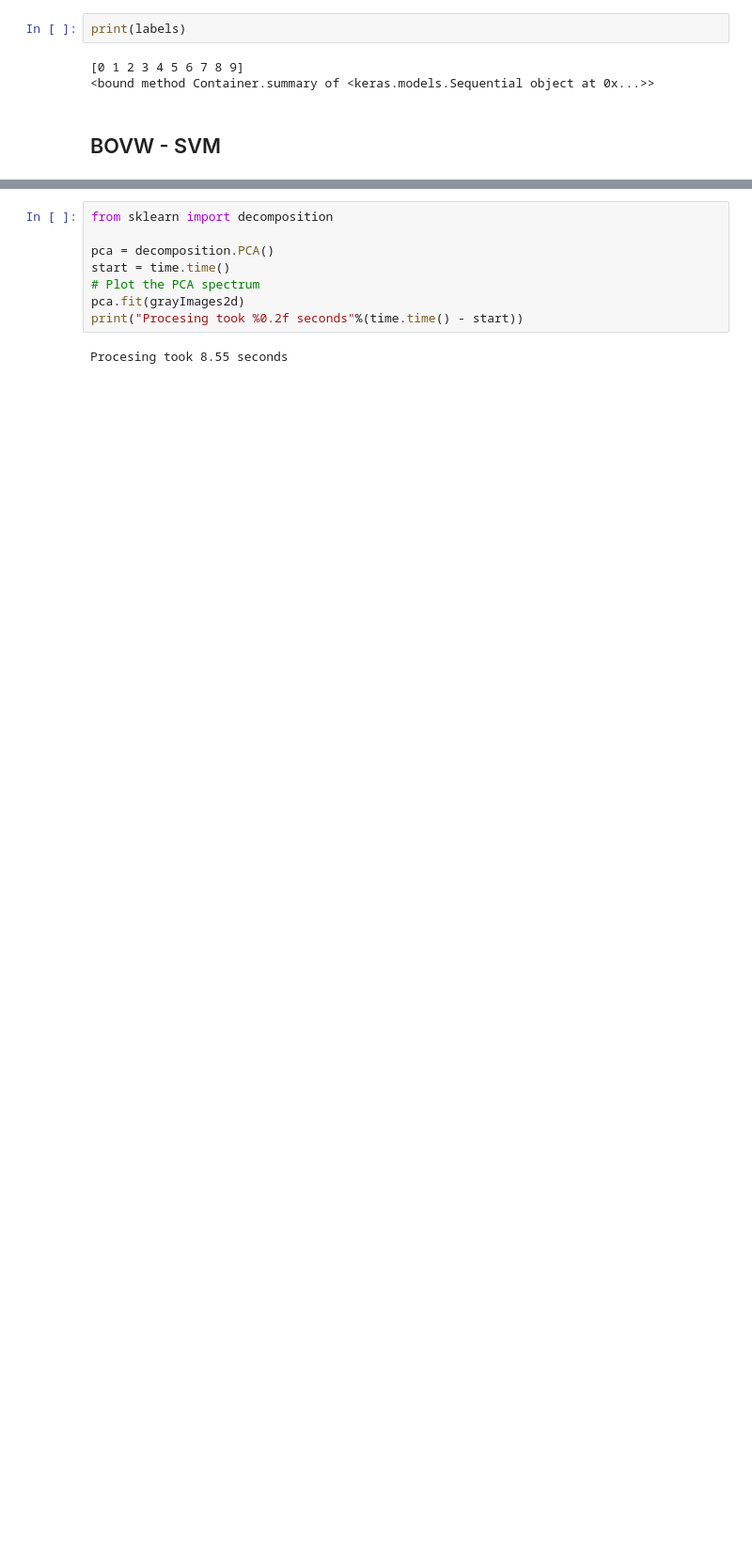
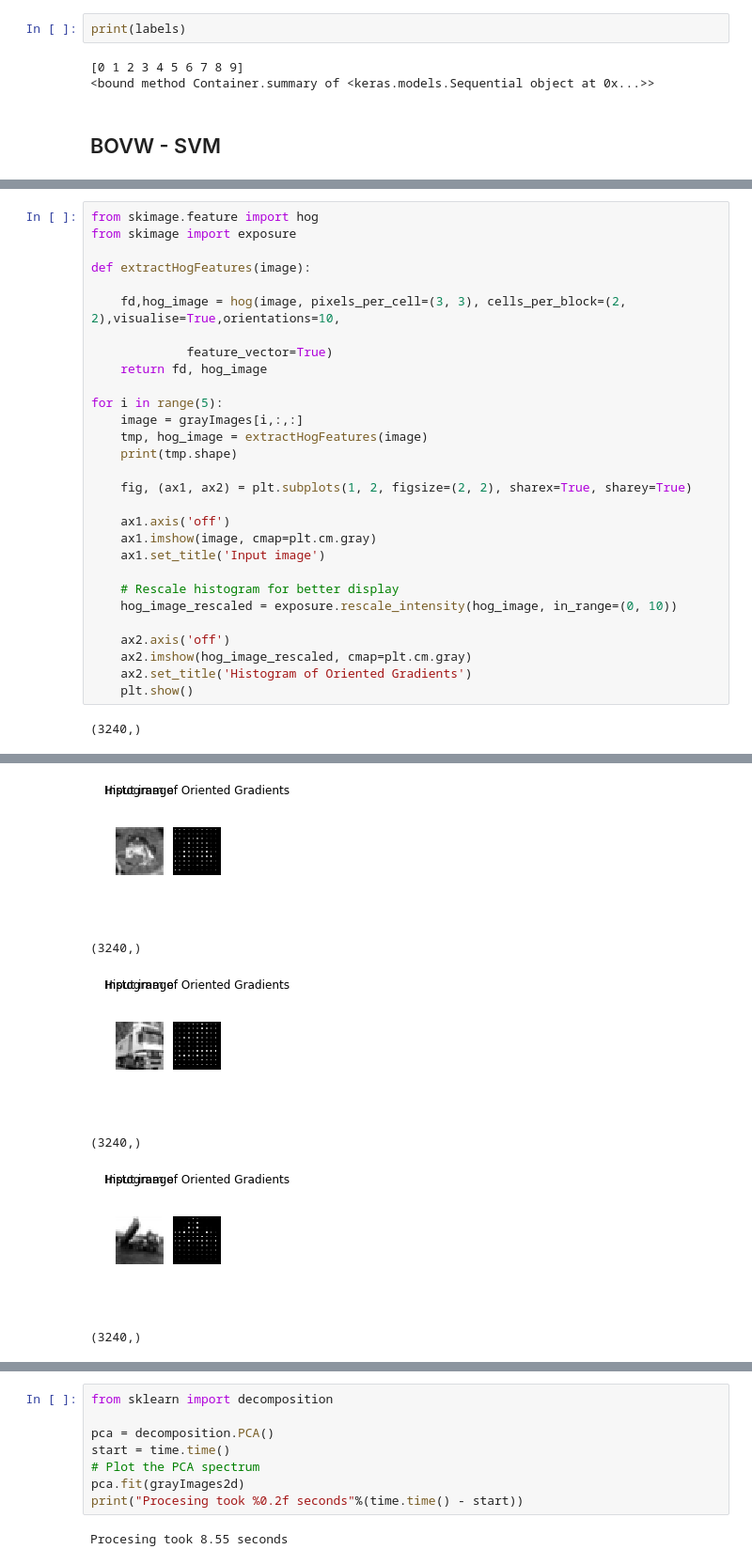
Before and after one commit to nagibshah/CIFAR-10-ImageClassifier, a Jupyter notebook: Cifar10-ImageClassifier.ipynb, the cells around one changed output, grey strips where cells are left out. Shown: that part at 94% size. Saved outputs shown, nothing was run; the diff lists cells and outputs as text; blank space fills up the shorter version.

```diff
--- a/Cifar10-ImageClassifier.ipynb
+++ b/Cifar10-ImageClassifier.ipynb
@@ -875,0 +808,31 @@ NameError: name 'EvaluateModel' is not defined
+# %%
+from skimage.feature import hog
+from skimage import exposure
+
+def extractHogFeatures(image):
+
+    fd,hog_image = hog(image, pixels_per_cell=(3, 3), cells_per_block=(2, 2),visualise=True,orientations=10,
+
+             feature_vector=True)
+    return fd, hog_image
+
+for i in range(5):
+    image = grayImages[i,:,:]
+    tmp, hog_image = extractHogFeatures(image)
+    print(tmp.shape)
+
+    fig, (ax1, ax2) = plt.subplots(1, 2, figsize=(2, 2), sharex=True, sharey=True)
+
+    ax1.axis('off')
+    ax1.imshow(image, cmap=plt.cm.gray)
+    ax1.set_title('Input image')
+
+    # Rescale histogram for better display
+    hog_image_rescaled = exposure.rescale_intensity(hog_image, in_range=(0, 10))
+
+    ax2.axis('off')
+    ax2.imshow(hog_image_rescaled, cmap=plt.cm.gray)
+    ax2.set_title('Histogram of Oriented Gradients')
+    plt.show()
+# %% [output]
+(3240,)
@@ -875,0 +841,6 @@ NameError: name 'EvaluateModel' is not defined
+[figure, added]
+(3240,)
+[figure, added]
+(3240,)
+[figure, added]
+(3240,)
```
Also changed, not shown: parts of 27 cells of this notebook.
